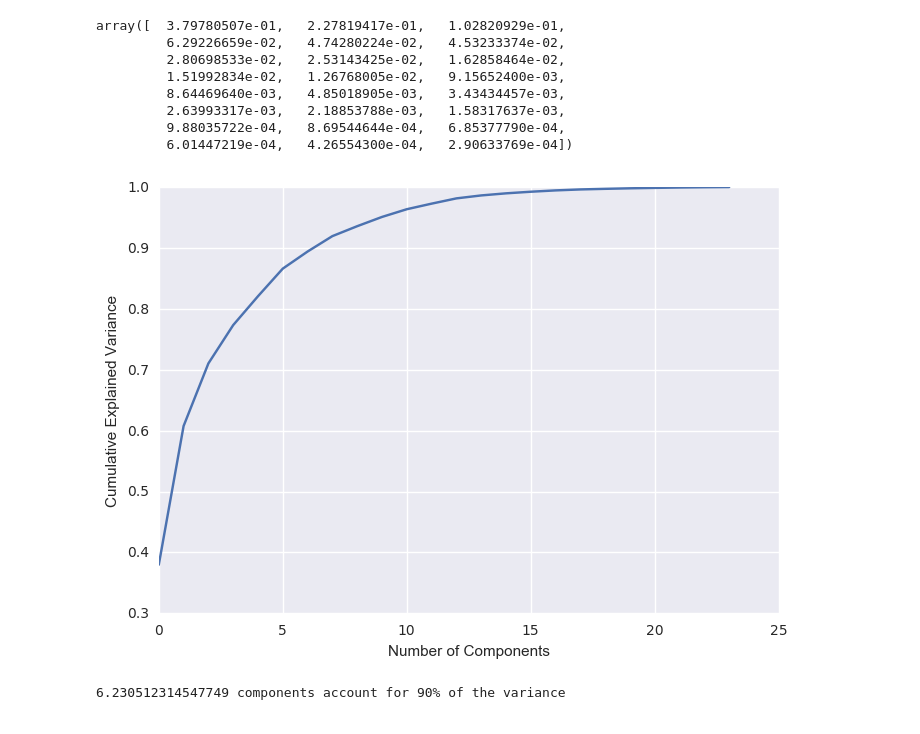
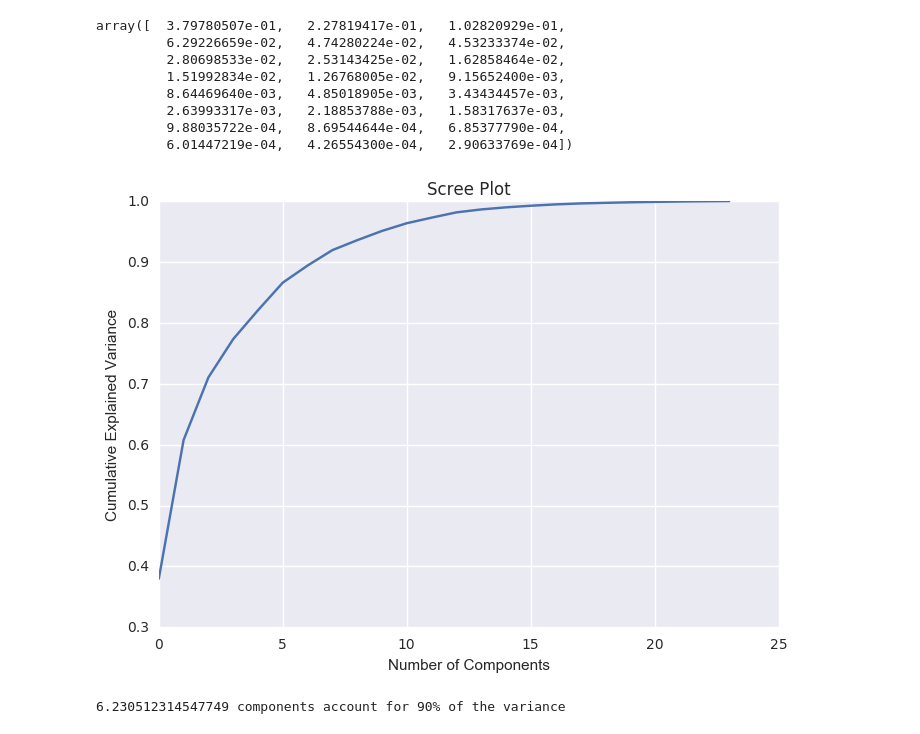
Before and after one commit to UW-Biol419-Wi2017/911_new, a Jupyter notebook: Alexs-Doc-Monday-the-6th.ipynb, the cells around one changed output. Drawn from its saved outputs; the diff is of its cells as text; code cells hidden in the pictures.

```diff
--- a/Alexs-Doc-Monday-the-6th.ipynb
+++ b/Alexs-Doc-Monday-the-6th.ipynb
@@ -603,15 +603,16 @@ array([  3.79780507e-01,   2.27819417e-01,   1.02820929e-01,
 # %%
 ##### Scree plot
 
 plt.plot(np.cumsum(heat_decomp))
 plt.xlabel('Number of Components')
 plt.ylabel('Cumulative Explained Variance')
+plt.title('Scree Plot')
 plt.show()
 
 comp = np.arange(24)
 var = np.cumsum(heat_decomp)
 variance90 = np.interp(0.9, var, comp)
 print(variance90, 'components account for 90% of the variance')
 # %% [output]
-[figure, old version]
+[figure, new version]
 6.230512314547749 components account for 90% of the variance
```
Also changed, not shown: parts of 5 cells of this notebook.
